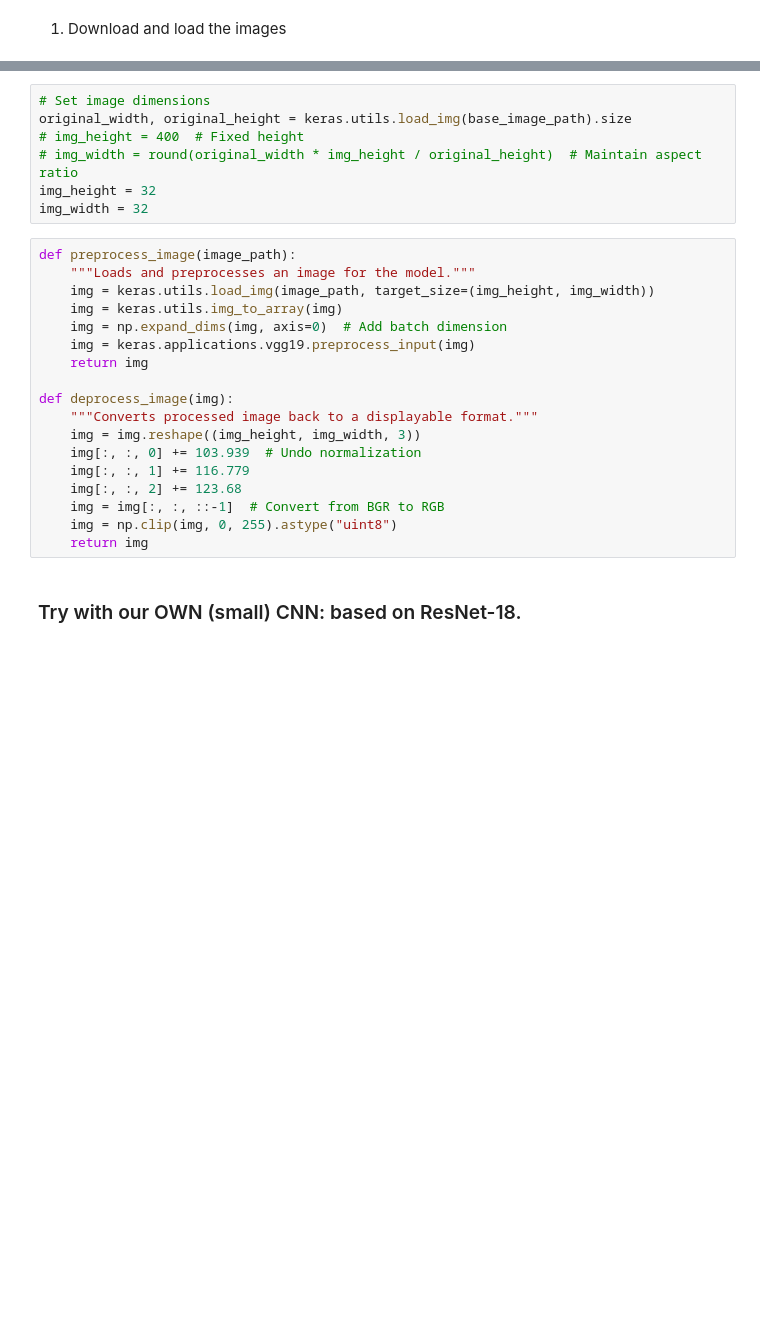
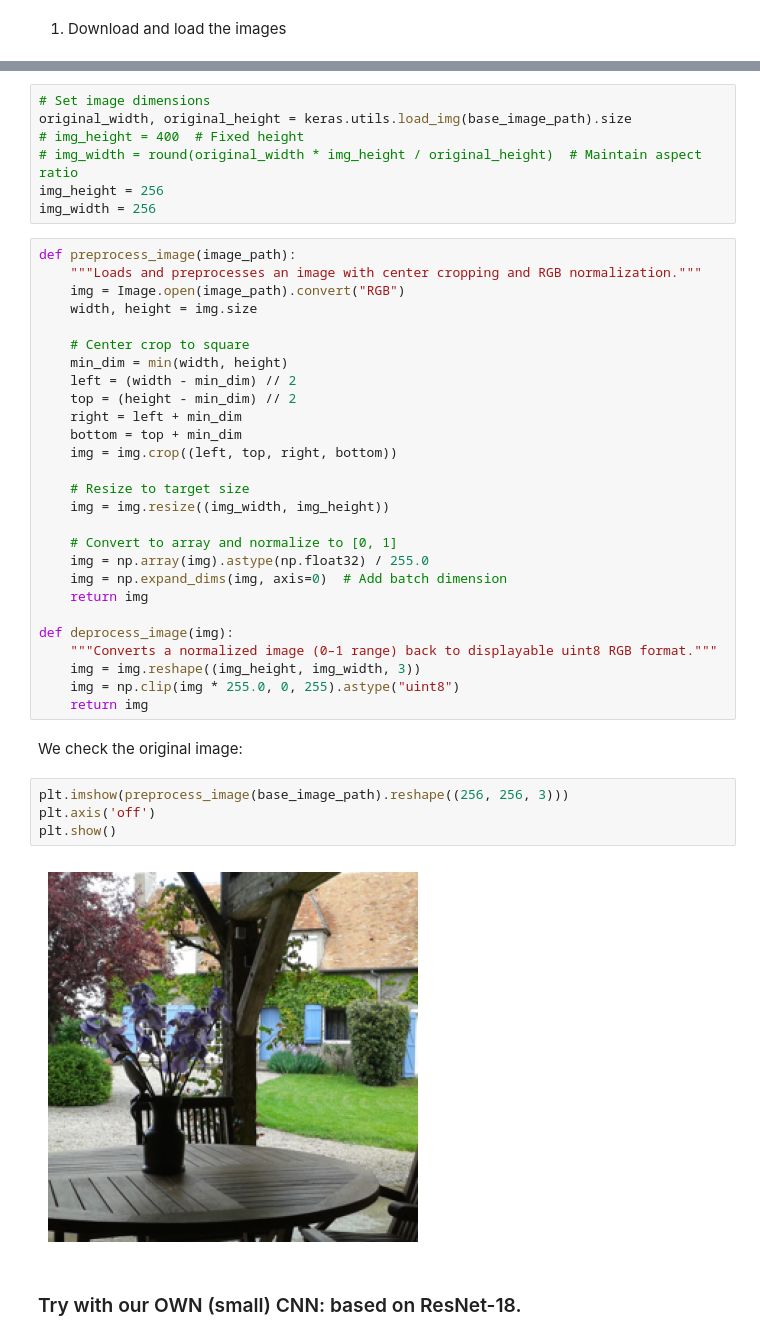
Before and after one commit to SpectreB/NeuralStyleTransfer, a Jupyter notebook: My_NST.ipynb, the cells around one changed output, grey strips where cells are left out. Cells and saved outputs as stored; diff of their text form; blank space fills up the shorter version.

```diff
--- a/My_NST.ipynb
+++ b/My_NST.ipynb
@@ -27,26 +28,43 @@ Downloading data from http://guereak.com/nst/style_transfer_3.jpg
 original_width, original_height = keras.utils.load_img(base_image_path).size
 # img_height = 400  # Fixed height
 # img_width = round(original_width * img_height / original_height)  # Maintain aspect ratio
-img_height = 32
-img_width = 32
+img_height = 256
+img_width = 256
 # %%
 def preprocess_image(image_path):
-    """Loads and preprocesses an image for the model."""
-    img = keras.utils.load_img(image_path, target_size=(img_height, img_width))
-    img = keras.utils.img_to_array(img)
+    """Loads and preprocesses an image with center cropping and RGB normalization."""
+    img = Image.open(image_path).convert("RGB")
+    width, height = img.size
+
+    # Center crop to square
+    min_dim = min(width, height)
+    left = (width - min_dim) // 2
+    top = (height - min_dim) // 2
+    right = left + min_dim
+    bottom = top + min_dim
+    img = img.crop((left, top, right, bottom))
+
+    # Resize to target size
+    img = img.resize((img_width, img_height))
+
+    # Convert to array and normalize to [0, 1]
+    img = np.array(img).astype(np.float32) / 255.0
     img = np.expand_dims(img, axis=0)  # Add batch dimension
-    img = keras.applications.vgg19.preprocess_input(img)
     return img
 
 def deprocess_image(img):
-    """Converts processed image back to a displayable format."""
+    """Converts a normalized image (0–1 range) back to displayable uint8 RGB format."""
     img = img.reshape((img_height, img_width, 3))
-    img[:, :, 0] += 103.939  # Undo normalization
-    img[:, :, 1] += 116.779
-    img[:, :, 2] += 123.68
-    img = img[:, :, ::-1]  # Convert from BGR to RGB
-    img = np.clip(img, 0, 255).astype("uint8")
+    img = np.clip(img * 255.0, 0, 255).astype("uint8")
     return img
+# %% [markdown]
+We check the original image:
+# %%
+plt.imshow(preprocess_image(base_image_path).reshape((256, 256, 3)))
+plt.axis('off')
+plt.show()
+# %% [output]
+[figure, added]
 # %% [markdown]
 ### Try with our OWN (small) CNN: based on ResNet-18.
 # %%
```
Also changed, not shown: parts of 9 cells of this notebook.
